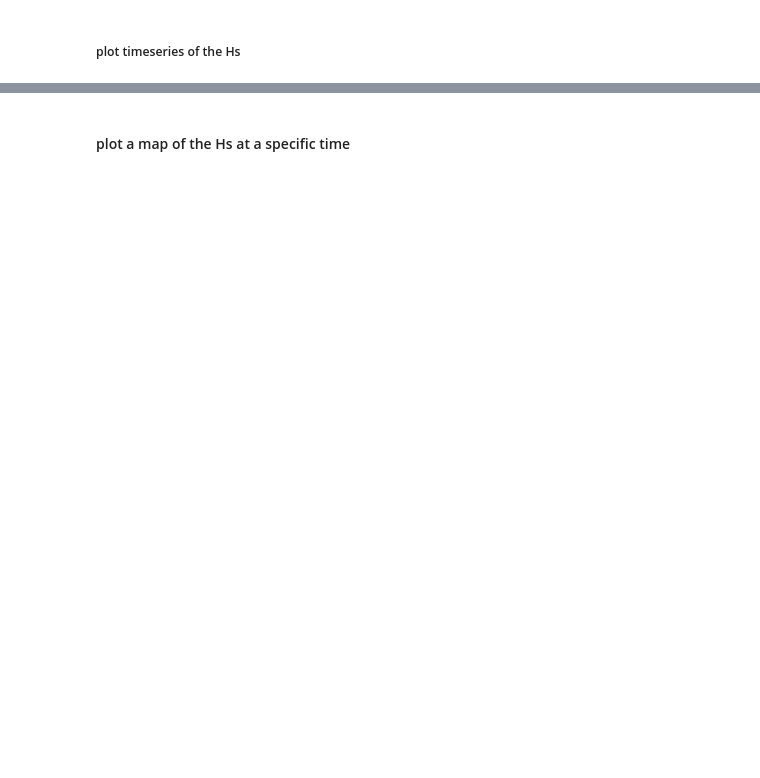
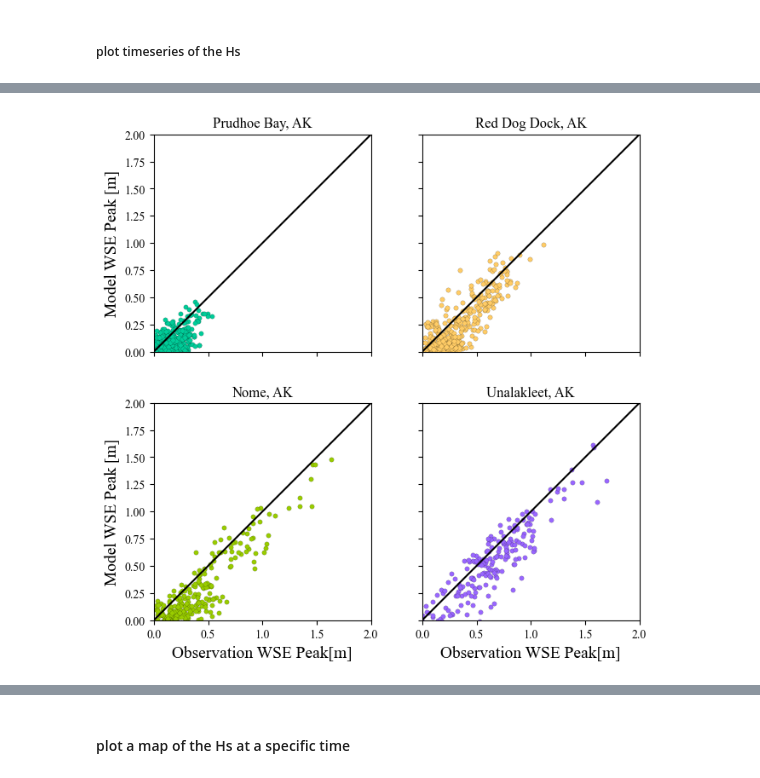
Before and after one commit to tmiesse/arctic_storm, a Jupyter notebook: storm_analysis.ipynb, the cells around one changed output, grey strips where cells are left out. Drawn from its saved outputs; the diff is of its cells as text; code cells hidden in the pictures; blank space fills up the shorter version.

```diff
--- a/storm_analysis.ipynb
+++ b/storm_analysis.ipynb
@@ -119,0 +161,42 @@ plt.show()
+# %%
+plt.rcParams["font.family"] = "Times New Roman"
+colors = ['#00cc99','#ffcc66','#99cc00','#9966ff','#cc9900','#009999']
+fig = plt.figure(figsize=(6,6))
+ax = [plt.axes([0.0,0.525,0.425,0.425]),plt.axes([0.525,0.525,0.425,0.425]),
+      plt.axes([0.0,0.0,0.425,0.425]),plt.axes([0.525,0.0,0.425,0.425])]
+c=0
+for s in list(stations.keys())[:4]:
+      station = stations[s]['id']
+      file = json.loads(noaa_data(start,end,station,vdatum='MSL',interval='6',product='hourly_height'))
+      obs =np.array([float(file['data'][i]['v']) if file['data'][i]['v']!='' else np.nan for i in range(len(file['data']))])
+      obs_lat = stations[s]['lat']
+      obs_lon = stations[s]['lon']
+      distances,node_ids = point_lookup(y, x,obs_lat,obs_lon)
+      model = ncfile.variables['zeta'][:,node_ids[0][0]]
+      dt2m = pd.date_range(start=start,end=end,freq='1h')
+      mod_in=np.interp(dt2m,dt,model)
+      obs_in= np.interp(dt2m,obs_dt,obs)
+      slope = np.diff(mod_in,prepend=np.nan)
+      idm = np.where((slope[:-1] > 0) & (slope[1:] < 0))[0]
+      #idm #= np.where(model[sign_change_indices]>0)[0]
+      ax[c].scatter(obs_in[idm],mod_in[idm],color=colors[c],s=15,edgecolors='k',linewidth=0.1)
+
+      ax[c].set_ylim([-.000001,2.000001])
+      ax[c].set_xlim([0,2.00001])
+      ax[c].plot([0,15],[0,15],'k')
+      c+=1
+for i in range(len(ax)):
+    if (i==0) or (i==2):
+        ax[i].set_ylabel(r'Model WSE Peak [m]',fontsize=14)
+    else:
+        ax[i].set_yticklabels(['','','','','',''])
+    if (i==2) or (i==3):
+        ax[i].set_xlabel(r'Observation WSE Peak[m]',fontsize=14)
+    else:
+        ax[i].set_xticklabels(['','','','','',''])
+ax[0].set_title('Prudhoe Bay, AK'),ax[1].set_title('Red Dog Dock, AK')
+ax[2].set_title('Nome, AK'),ax[3].set_title('Unalakleet, AK')
+plt.savefig(f'/Users/tmiesse/work/FHRL/arctic/model/arctic_ocean_coastal_study/figures/wl_metric.png',dpi=480,bbox_inches='tight',pad_inches=0.1,transparent=True)
+plt.show()
+# %% [output]
+[figure, added]
```
Also changed, not shown: parts of 15 cells of this notebook.
